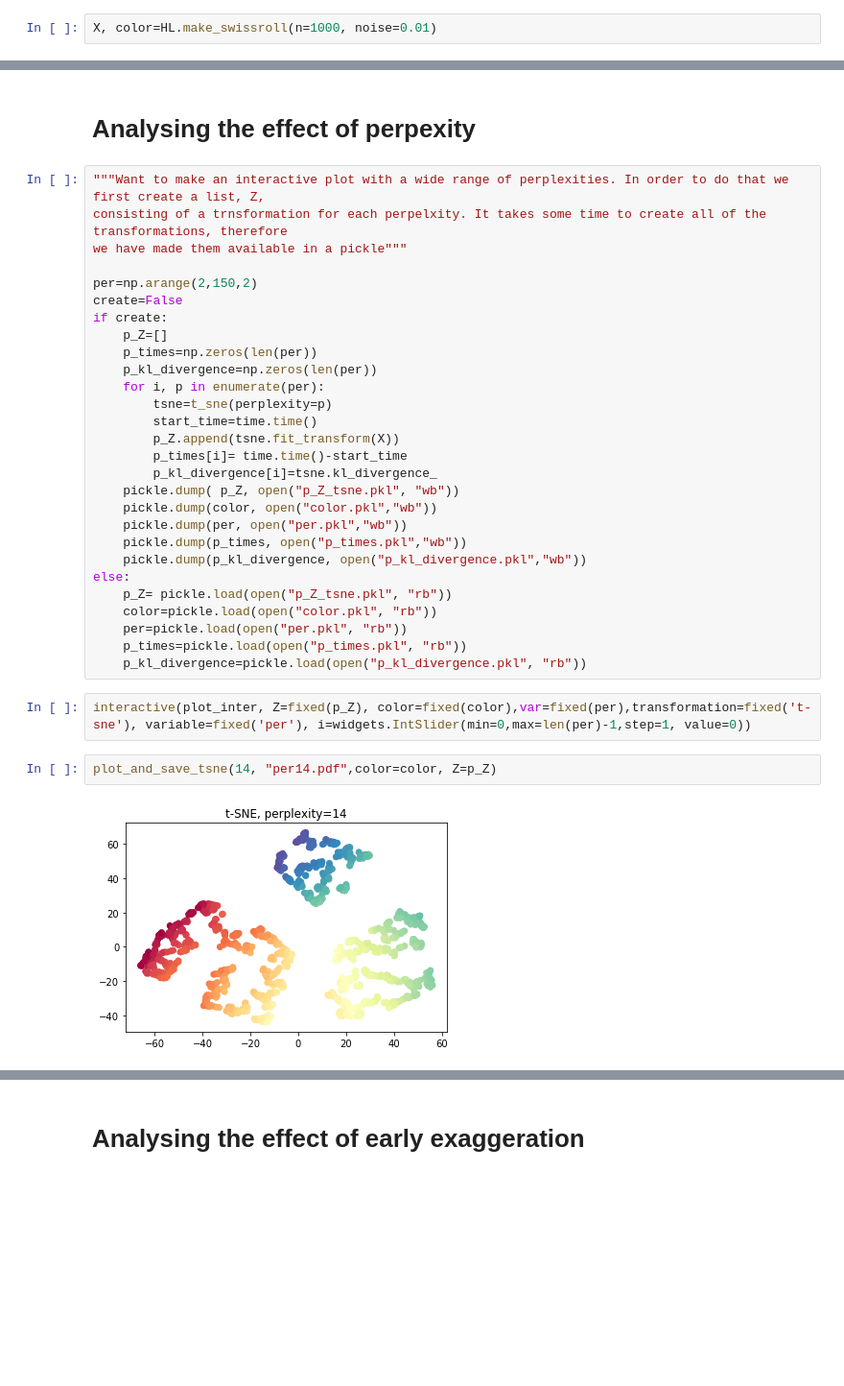
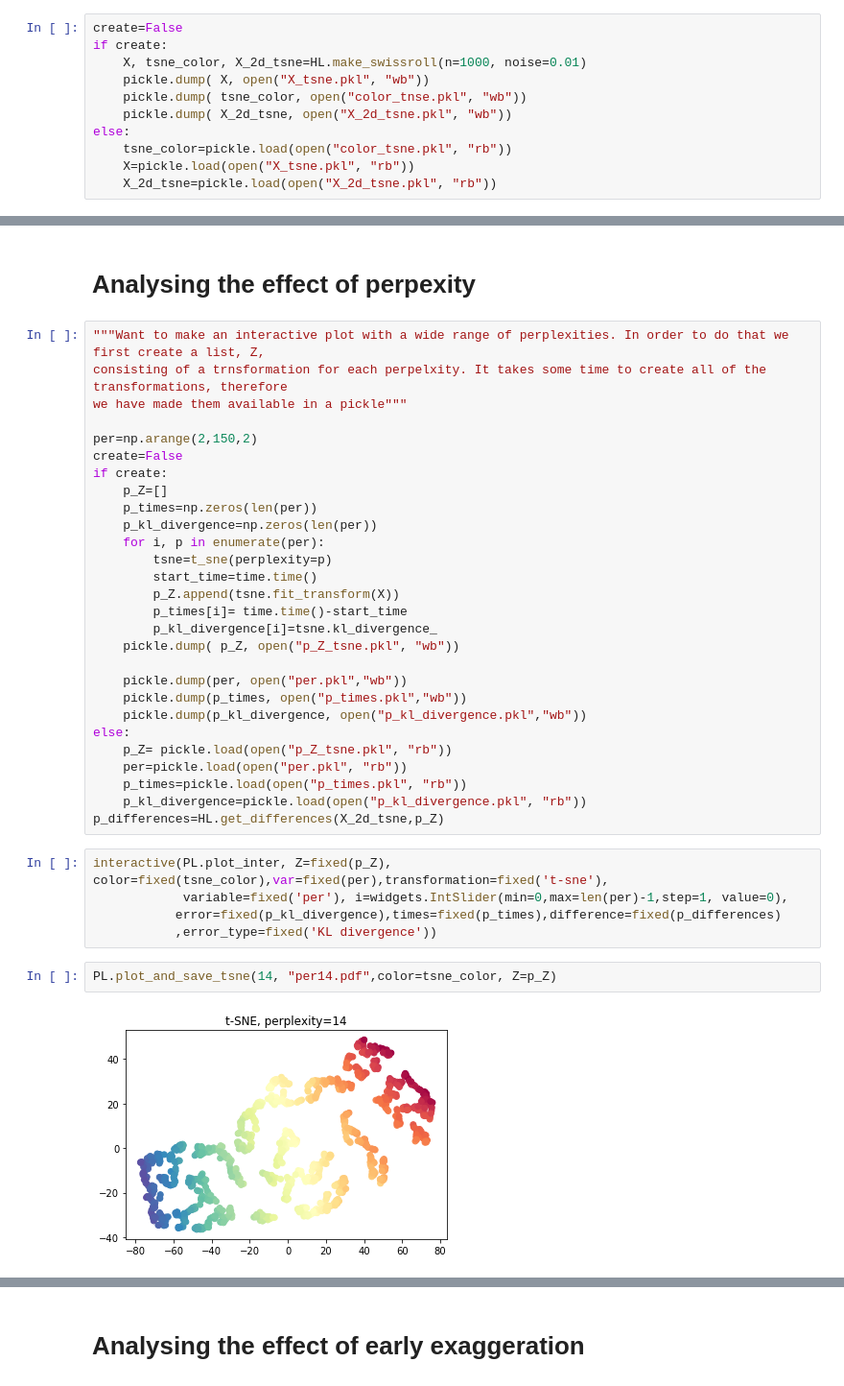
Before and after one commit to hbjornoy/t-SNE-vs-LLE, a Jupyter notebook: Section III B-2.ipynb, the cells around one changed output, grey strips where cells are left out. Shown at 96% size. Drawn from its saved outputs; the diff is of its cells as text; blank space fills up the shorter version.

Commit message:
nå er plott riktig, pixkles riktig

```diff
--- a/Section III B-2.ipynb
+++ b/Section III B-2.ipynb
@@ -24,8 +28,17 @@ import helpers as HL
 In this section, an ordinary Swiss roll with 1000 data points and noise set to 0.01 is used. The effect of the  hyperparameters for t-SNE are explored.
 # %% [markdown]
 ## Importing and plotting the data set:
-# %%
-X, color=HL.make_swissroll(n=1000, noise=0.01)
+# %%
+create=False
+if create:
+    X, tsne_color, X_2d_tsne=HL.make_swissroll(n=1000, noise=0.01)
+    pickle.dump( X, open("X_tsne.pkl", "wb"))
+    pickle.dump( tsne_color, open("color_tnse.pkl", "wb"))
+    pickle.dump( X_2d_tsne, open("X_2d_tsne.pkl", "wb"))
+else:
+    tsne_color=pickle.load(open("color_tsne.pkl", "rb"))
+    X=pickle.load(open("X_tsne.pkl", "rb"))
+    X_2d_tsne=pickle.load(open("X_2d_tsne.pkl", "rb"))
 # %%
 fig = plt.figure()
 ax = fig.add_subplot(111, projection='3d')
@@ -59,19 +72,22 @@ if create:
         p_times[i]= time.time()-start_time
         p_kl_divergence[i]=tsne.kl_divergence_
     pickle.dump( p_Z, open("p_Z_tsne.pkl", "wb"))
-    pickle.dump(color, open("color.pkl","wb"))
+
     pickle.dump(per, open("per.pkl","wb"))
     pickle.dump(p_times, open("p_times.pkl","wb"))
     pickle.dump(p_kl_divergence, open("p_kl_divergence.pkl","wb"))
 else:
     p_Z= pickle.load(open("p_Z_tsne.pkl", "rb"))
-    color=pickle.load(open("color.pkl", "rb"))
     per=pickle.load(open("per.pkl", "rb"))
     p_times=pickle.load(open("p_times.pkl", "rb"))
     p_kl_divergence=pickle.load(open("p_kl_divergence.pkl", "rb"))
+p_differences=HL.get_differences(X_2d_tsne,p_Z)
 # %%
-interactive(plot_inter, Z=fixed(p_Z), color=fixed(color),var=fixed(per),transformation=fixed('t-sne'), variable=fixed('per'), i=widgets.IntSlider(min=0,max=len(per)-1,step=1, value=0))
+interactive(PL.plot_inter, Z=fixed(p_Z), color=fixed(tsne_color),var=fixed(per),transformation=fixed('t-sne'),
+            variable=fixed('per'), i=widgets.IntSlider(min=0,max=len(per)-1,step=1, value=0),
+           error=fixed(p_kl_divergence),times=fixed(p_times),difference=fixed(p_differences)
+           ,error_type=fixed('KL divergence'))
 # %%
-plot_and_save_tsne(14, "per14.pdf",color=color, Z=p_Z)
+PL.plot_and_save_tsne(14, "per14.pdf",color=tsne_color, Z=p_Z)
 # %% [output]
-[figure, old version]
+[figure, new version]
```
Also changed, not shown: parts of 12 cells of this notebook, 31 other files.
